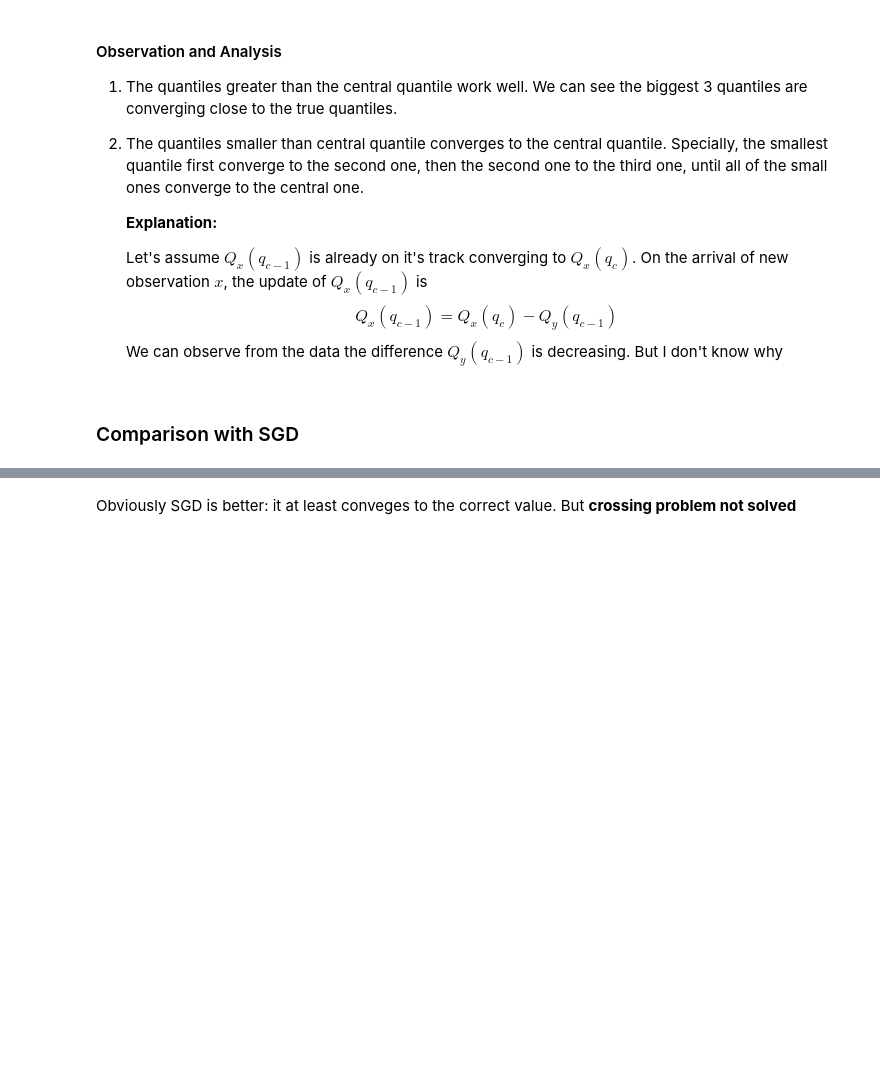
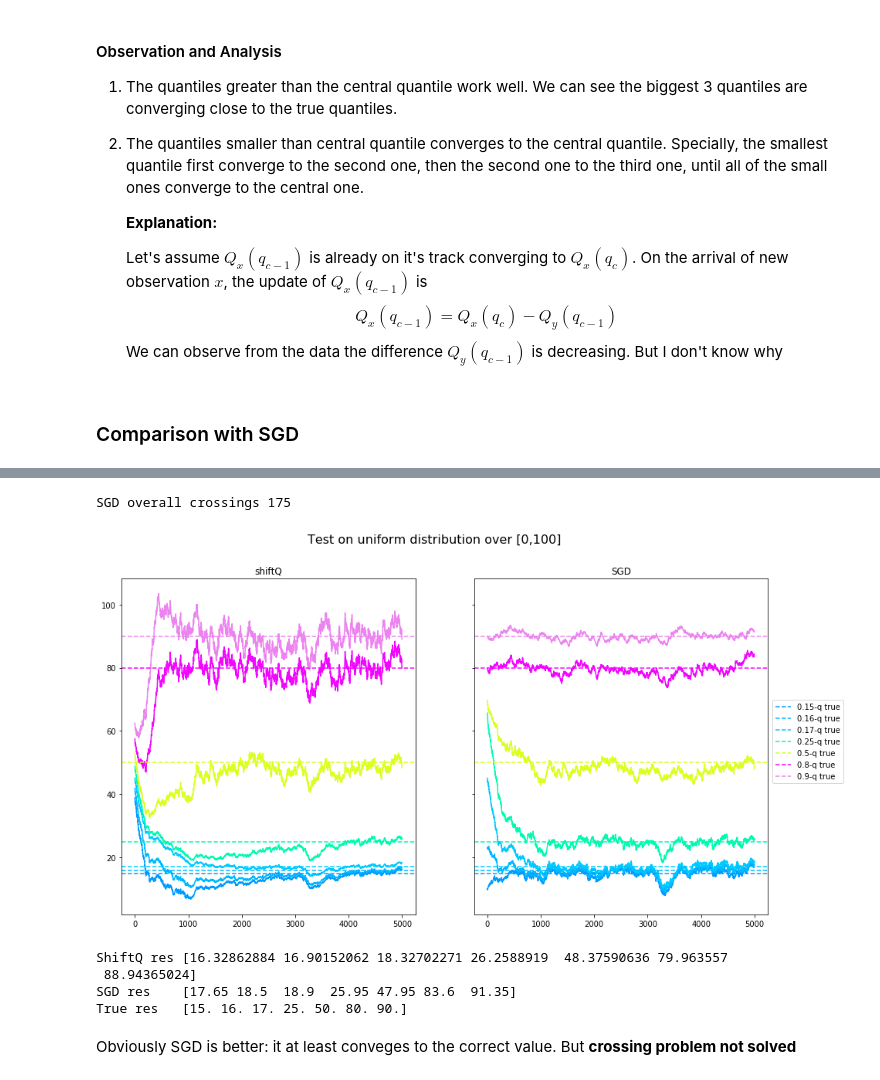
Before and after one commit to chengsoonong/eheye, a Jupyter notebook: QuantEst/sgd_est_experiment/Multi.ipynb, the cells around one changed output, grey strips where cells are left out. Saved outputs shown, nothing was run; the diff lists cells and outputs as text; code cells hidden in the pictures; blank space fills up the shorter version.

```diff
--- a/QuantEst/sgd_est_experiment/Multi.ipynb
+++ b/QuantEst/sgd_est_experiment/Multi.ipynb
@@ -161,6 +166,7 @@ $$
 ### Comparison with SGD
 # %%
 def SGD(dataset, tau_lst, stepsize, q):
+    count = 0
     if not (checkinput(q)):
         raise Exception("Input quantile estimate not applicable")
     proc = np.zeros((len(dataset), len(tau_lst)))
@@ -168,7 +174,9 @@ def SGD(dataset, tau_lst, stepsize, q):
         for k in range(len(tau_lst)):
             tau = tau_lst[k]
             q[k] = sgd(q[k], x, tau, stepsize)
-#         if not (checkinput(q)):
+        if not (checkinput(q)):
+            count += 1
 #             print ("!!! Cross !!!", q)
         proc[i] = q
+    print ("SGD overall crossings", count)
     return proc
@@ -199,3 +183,60 @@ True res   [15. 17. 18. 25. 50. 80. 90.]
+# %%
+import matplotlib.colors as colors
+import matplotlib.cm as cmx
+
+c_Norm = colors.Normalize(vmin=0, vmax=1)
+scalarMap = cmx.ScalarMappable(norm=c_Norm, cmap=plt.get_cmap('gist_ncar'))
+
+qX = np.asarray([10.0, 23, 45, 66, 70.0, 80, 90])
+# print (qX)
+proc2 = SGD(dataset, tau_lst, 0.45, qX)
+q_true = np.asarray(tau_lst)*100
+
+fig, (ax1, ax2) = plt.subplots(1, 2, figsize = (15, 8), sharey=True)
+
+for idx, qt in enumerate(q_true):
+    colorVal = scalarMap.to_rgba(tau_lst[idx])
+    ax.axhline(qt, linestyle='--', color=colorVal, label=(str(tau_lst[idx])+'-q true'))
+
+for i, p in enumerate(proc.T):
+    colorVal = scalarMap.to_rgba(tau_lst[i])
+    ax1.plot(p, color=colorVal)
+ax1.set_title("shiftQ")
+
+
+for i, p in enumerate(proc2.T):
+    colorVal = scalarMap.to_rgba(tau_lst[i])
+    ax2.plot(p, color=colorVal)
+# ax2.plot(proc2)
+ax2.set_title("SGD")
+
+
+
+# print (q_true)
+
+for i, qt in enumerate(q_true):
+    colorVal = scalarMap.to_rgba(tau_lst[i])
+    ax1.axhline(qt, linestyle='--', color = colorVal, label=(str(tau_lst[i])+'-q true'))
+    ax2.axhline(qt, linestyle='--', color = colorVal, label=(str(tau_lst[i])+'-q true'))
+
+# lgd =  ([(str(t)+'-quantile') for t in tau_lst])
+# ax1.legend(lgd)
+lgd = ax1.legend(bbox_to_anchor=(2.47, 0.65), ncol = 1)
+
+fig.suptitle("Test on uniform distribution over [0,100]", fontsize=16)
+plt.show()
+fig.savefig("shiftQ_vs_SGD.png", bbox_extra_artists=[lgd, fig], bbox_inches='tight')
+
+print ("ShiftQ res", proc[-1, :])
+print ("SGD res   ", proc2[-1, :])
+print ("True res  ", q_true)
+# %% [output]
+SGD overall crossings 175
+[figure, added]
+ShiftQ res [16.32862884 16.90152062 18.32702271 26.2588919  48.37590636 79.963557
+ 88.94365024]
+SGD res    [17.65 18.5  18.9  25.95 47.95 83.6  91.35]
+True res   [15. 16. 17. 25. 50. 80. 90.]
 # %% [markdown]
 Obviously SGD is better: it at least conveges to the correct value. But **crossing problem not solved**
 # %% [markdown]
```
Also changed, not shown: parts of 12 cells of this notebook, 9 other files.
